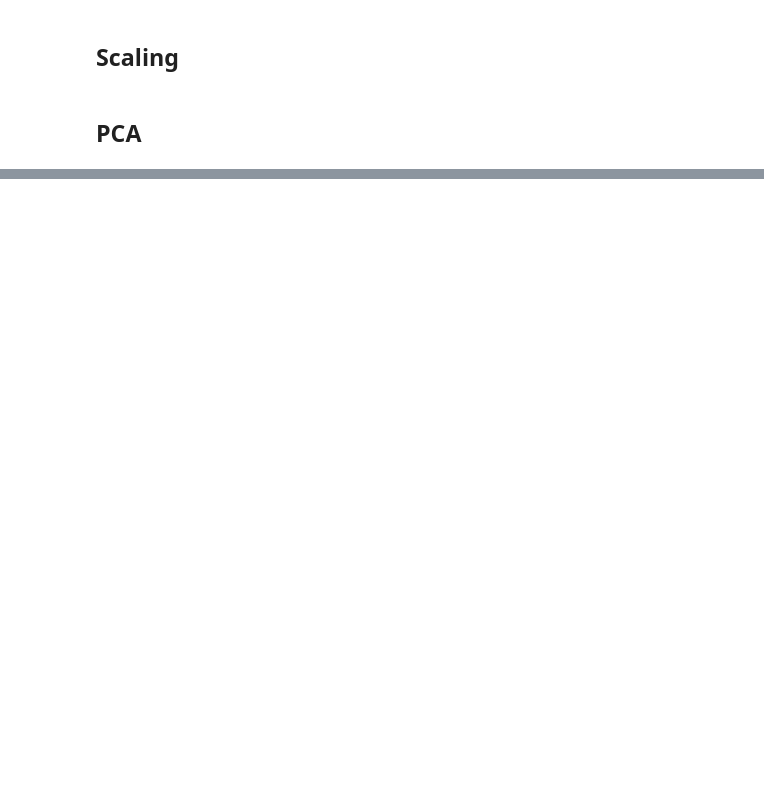
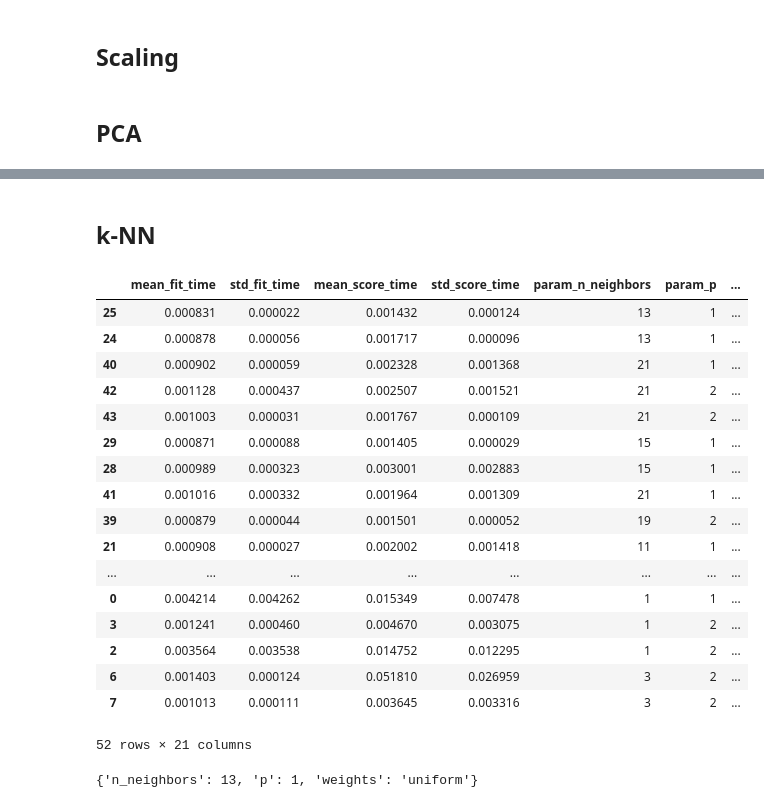
Before and after one commit to Doesjka/TM10007_ML_g9, a Jupyter notebook: assignment.ipynb, the cells around one changed output, grey strips where cells are left out. Drawn from its saved outputs; the diff is of its cells as text; code cells hidden in the pictures; blank space fills up the shorter version.

Commit message:
Added updated PCA and first classifiers

```diff
--- a/assignment.ipynb
+++ b/assignment.ipynb
@@ -34,3 +30,8 @@ X_train = X_train.drop(columns='label')
+# %%
+y = data['label']
+X = data.drop('label', axis=1)
+
+X_train, X_test, y_train, y_test = model_selection.train_test_split(X, y, test_size=0.25, random_state=42, stratify=y)
 # %% [markdown]
 ## Handling missing data
 ### Throwing out features
@@ -174,0 +170,61 @@ max_feature = pca_df.idxmax(axis=1)
+# %%
+pca = decomposition.PCA()
+pca.fit(X_train_scaled_df)
+X_pca = pca.transform(X_train_scaled_df)
+
+component=0
+total_ratio = 0
+while total_ratio < 0.9:
+    total_ratio += pca.explained_variance_ratio_[component]
+    component+=1
+
+X_pca = X_pca[:,0:component]
+# %% [markdown]
+## k-NN
+# %%
+from sklearn import neighbors
+# Specify the search range, this could be multiple parameters for more complex classifiers
+parameters = {'n_neighbors': list(range(1, 26, 2)),
+              'weights': ['uniform', 'distance'],
+              'p': [1, 2]}
+
+# Specify the cross validation method to use, we use 10-fold stratified cross-validation
+cv_10fold = model_selection.StratifiedKFold(n_splits=10)
+
+# Create the grid search method, use area under ROC curve as scoring metric
+# Too learn more about metrics see: https://scikit-learn.org/stable/modules/model_evaluation.html#scoring-parameter
+clf = model_selection.GridSearchCV(neighbors.KNeighborsClassifier(), parameters, cv=cv_10fold, scoring='accuracy')
+
+# Do the entire search
+clf.fit(X_pca, y_train)
+
+# Show the complete results of the cross validation
+clf_df = pd.DataFrame(clf.cv_results_)
+
+# Extract the best k
+clf_df = clf_df.sort_values(by=['rank_test_score'])
+optimal_k = clf_df['param_n_neighbors'].iloc[0]
+display(clf_df)
+
+# Extract the best hyperparameters
+clf.best_params_
+# %% [output]
+|  | mean_fit_time | std_fit_time | mean_score_time | std_score_time | param_n_neighbors | param_p | ... |
+| 25 | 0.000831 | 0.000022 | 0.001432 | 0.000124 | 13 | 1 | ... |
+| 24 | 0.000878 | 0.000056 | 0.001717 | 0.000096 | 13 | 1 | ... |
+| 40 | 0.000902 | 0.000059 | 0.002328 | 0.001368 | 21 | 1 | ... |
+| 42 | 0.001128 | 0.000437 | 0.002507 | 0.001521 | 21 | 2 | ... |
+| 43 | 0.001003 | 0.000031 | 0.001767 | 0.000109 | 21 | 2 | ... |
+| 29 | 0.000871 | 0.000088 | 0.001405 | 0.000029 | 15 | 1 | ... |
+| 28 | 0.000989 | 0.000323 | 0.003001 | 0.002883 | 15 | 1 | ... |
+| 41 | 0.001016 | 0.000332 | 0.001964 | 0.001309 | 21 | 1 | ... |
+| 39 | 0.000879 | 0.000044 | 0.001501 | 0.000052 | 19 | 2 | ... |
+| 21 | 0.000908 | 0.000027 | 0.002002 | 0.001418 | 11 | 1 | ... |
+| ... | ... | ... | ... | ... | ... | ... | ... |
+| 0 | 0.004214 | 0.004262 | 0.015349 | 0.007478 | 1 | 1 | ... |
+| 3 | 0.001241 | 0.000460 | 0.004670 | 0.003075 | 1 | 2 | ... |
+| 2 | 0.003564 | 0.003538 | 0.014752 | 0.012295 | 1 | 2 | ... |
+| 6 | 0.001403 | 0.000124 | 0.051810 | 0.026959 | 3 | 2 | ... |
+| 7 | 0.001013 | 0.000111 | 0.003645 | 0.003316 | 3 | 2 | ... |
+52 rows × 21 columns
+{'n_neighbors': 13, 'p': 1, 'weights': 'uniform'}
```
Also changed, not shown: parts of 13 cells of this notebook.
